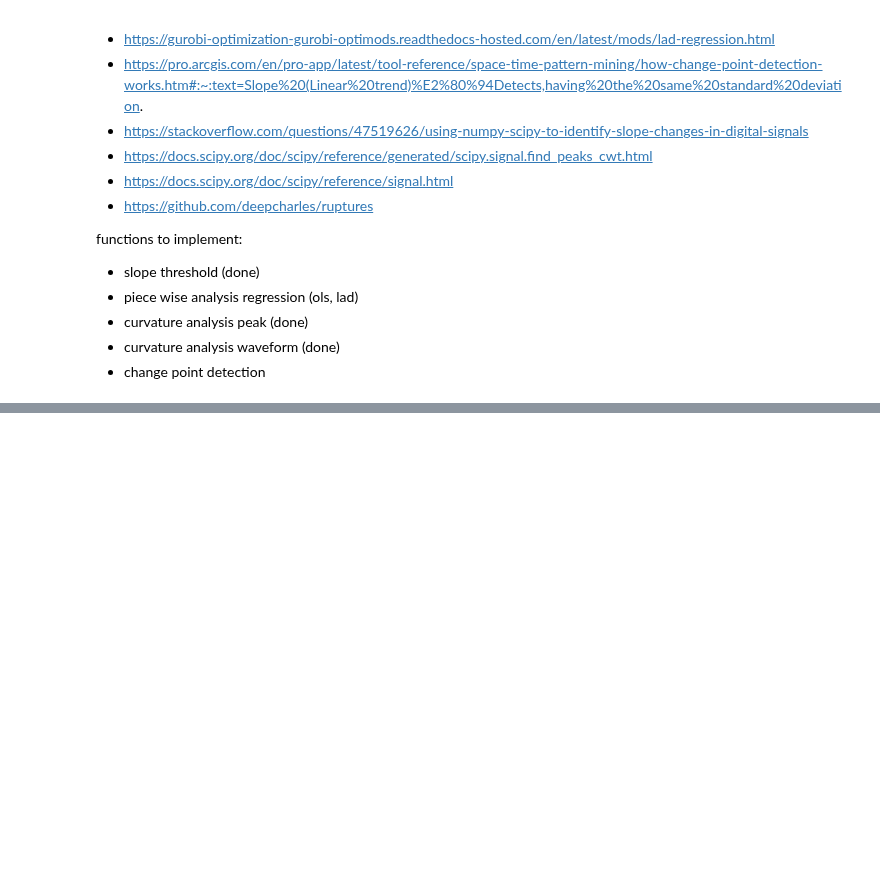
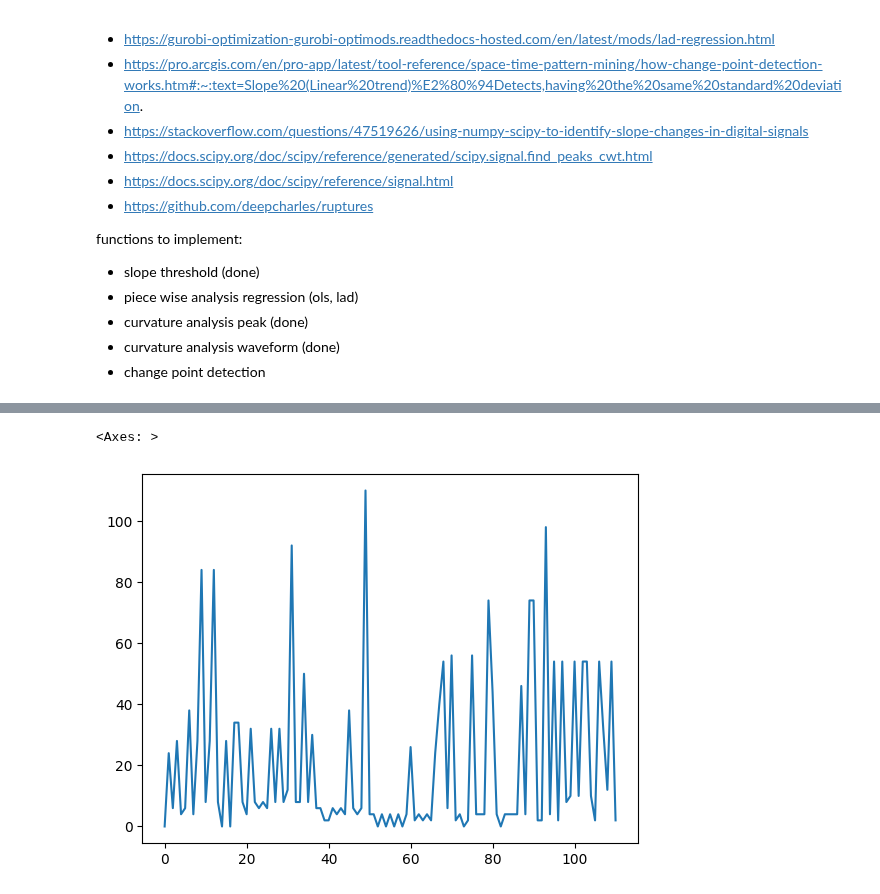
Before and after one commit to avkoehl/valleys, a Jupyter notebook: notebooks/signal_processing.ipynb, the cells around one changed output, grey strips where cells are left out. Cells and saved outputs as stored; diff of their text form; code cells hidden in the pictures; blank space fills up the shorter version.

```diff
--- a/notebooks/signal_processing.ipynb
+++ b/notebooks/signal_processing.ipynb
@@ -328,0 +270,3 @@ largest_geometries
+# %%
+heights = pd.Series(heights)
+heights.describe()
@@ -328,0 +283,2 @@ largest_geometries
+# %%
+h5 = (heights / 2).round().astype(int) * 2
@@ -328,0 +297,5 @@ largest_geometries
+# %%
+h5.plot()
+# %% [output]
+<Axes: >
+[figure, added]
```
Also changed, not shown: parts of 23 cells of this notebook, 2 other files.
